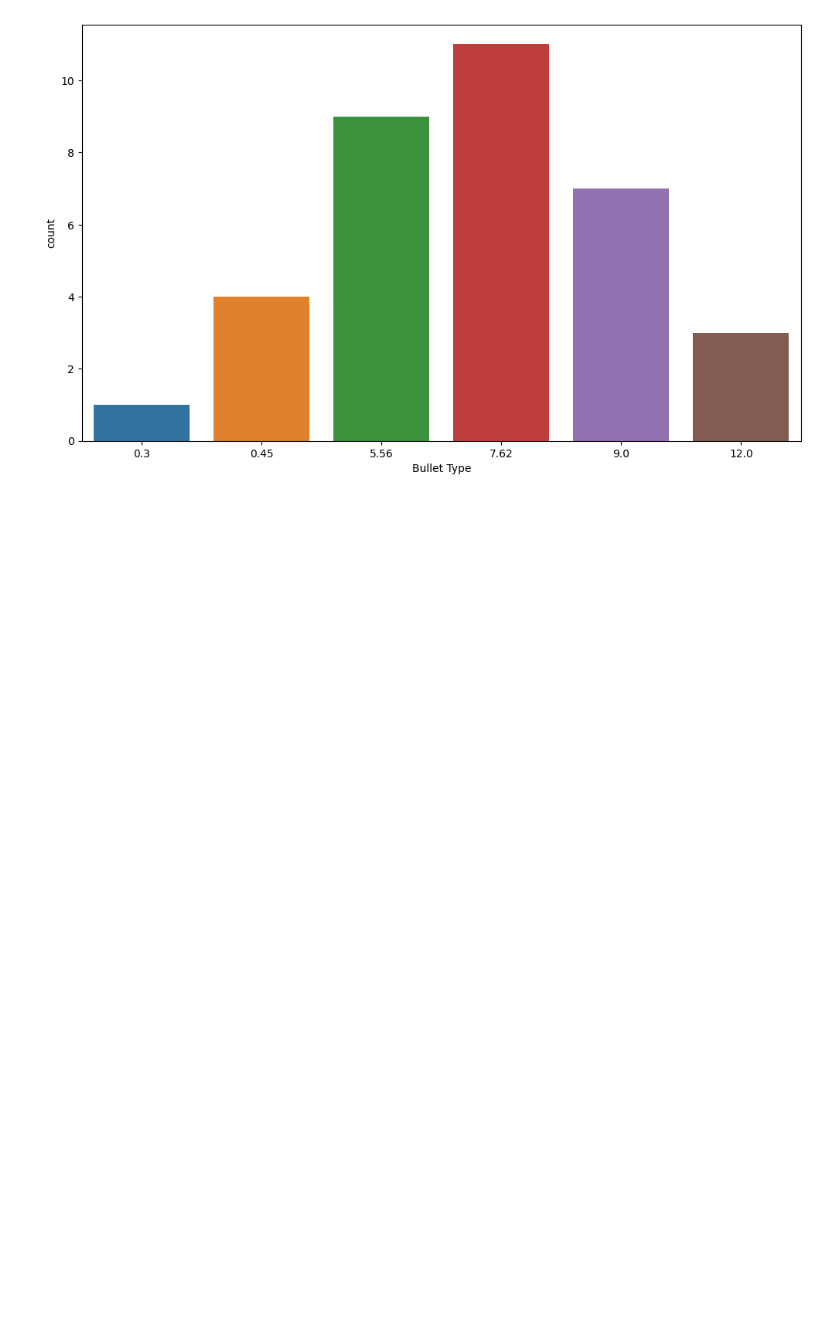
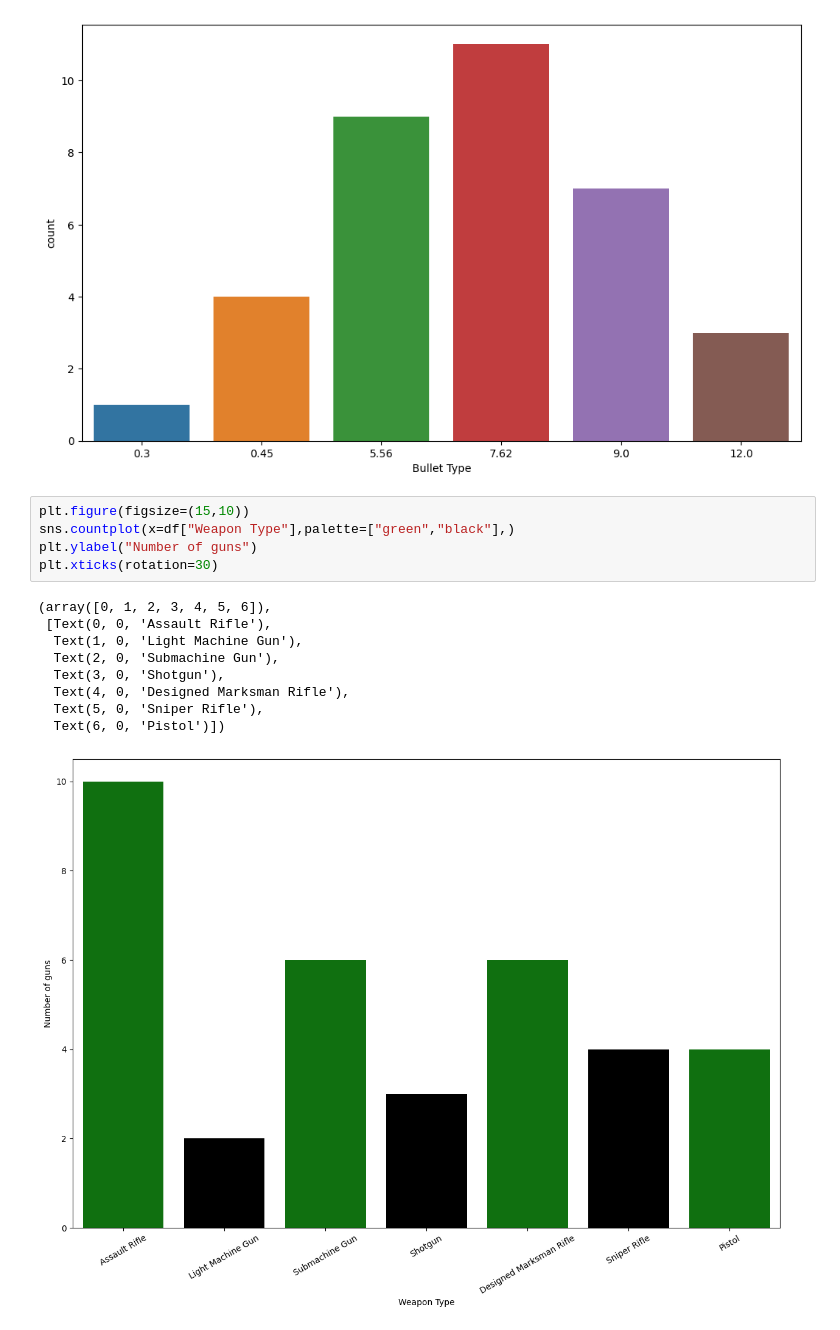
Before and after one commit to kumawatmanish05/BGMI_Weapon_EDA, a Jupyter notebook: bgmi-weapon-stats.ipynb, the cells around one changed output. Cells and saved outputs as stored; diff of their text form; blank space fills up the shorter version.

Commit message:
BGMI_Weapon_Stats

```diff
--- a/bgmi-weapon-stats.ipynb
+++ b/bgmi-weapon-stats.ipynb
@@ -87,3 +87,18 @@ sns.countplot(data=df, x='Bullet Type')
 plt.show()
 # %% [output]
 [figure]
+# %%
+plt.figure(figsize=(15,10))
+sns.countplot(x=df["Weapon Type"],palette=["green","black"],)
+plt.ylabel("Number of guns")
+plt.xticks(rotation=30)
+# %% [output]
+(array([0, 1, 2, 3, 4, 5, 6]),
+ [Text(0, 0, 'Assault Rifle'),
+  Text(1, 0, 'Light Machine Gun'),
+  Text(2, 0, 'Submachine Gun'),
+  Text(3, 0, 'Shotgun'),
+  Text(4, 0, 'Designed Marksman Rifle'),
+  Text(5, 0, 'Sniper Rifle'),
+  Text(6, 0, 'Pistol')])
+[figure, added]
```
Also changed, not shown: parts of 2 cells of this notebook.
